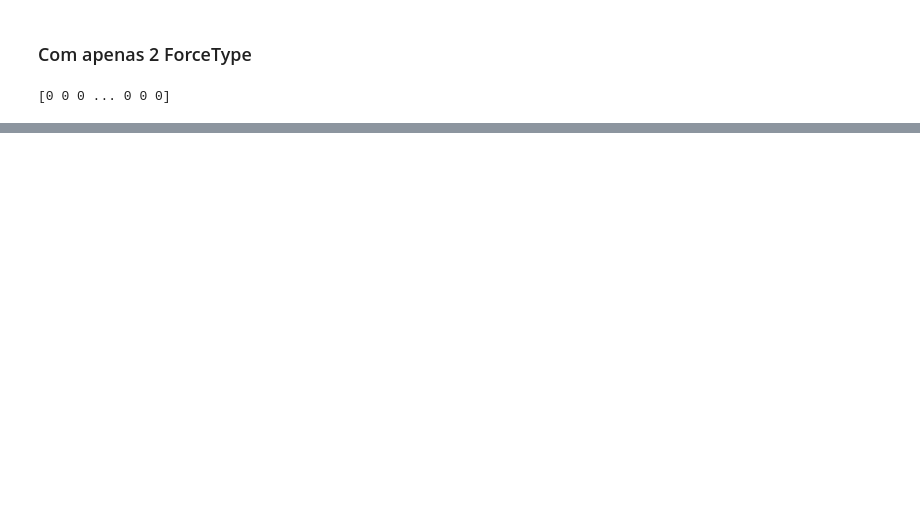
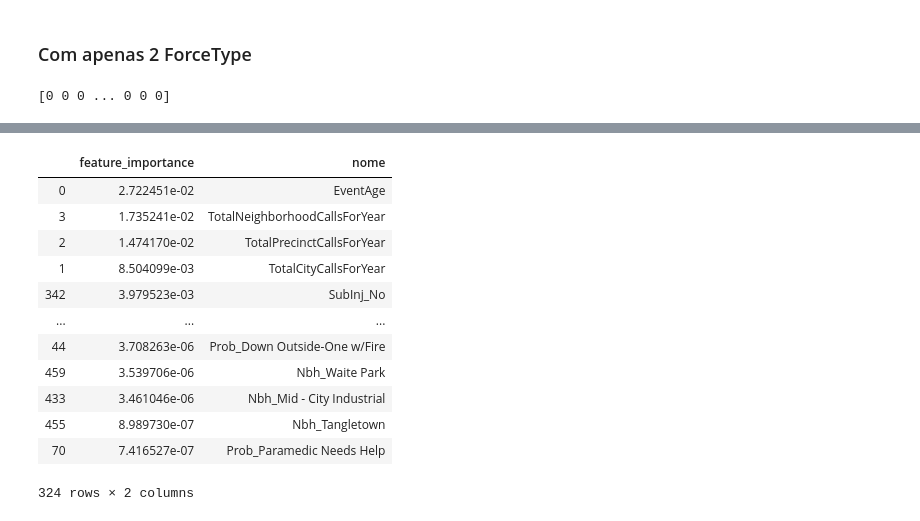
Before and after one commit to ivanabb2/CDados-Projeto-2, a Jupyter notebook: archive/use_of_force_read.ipynb, the cells around one changed output, grey strips where cells are left out. Cells and saved outputs as stored; diff of their text form; code cells hidden in the pictures; blank space fills up the shorter version.

```diff
--- a/archive/use_of_force_read.ipynb
+++ b/archive/use_of_force_read.ipynb
@@ -851 +908,20 @@ feat importance = [2.73169302e-02 7.73190241e-03 1.62441023e-02 1.72636881e-02
+# %%
+# Considerando apenas linhas em que a importância não era 0
+linha_considerar2 = df2['feature_importance'] != 0.000000
+novo_df2 = df2.loc[linha_considerar2,:]
+novo_df2.sort_values(by = 'feature_importance', ascending = False)
+# %% [output]
+|  | feature_importance | nome |
+| 0 | 2.722451e-02 | EventAge |
+| 3 | 1.735241e-02 | TotalNeighborhoodCallsForYear |
+| 2 | 1.474170e-02 | TotalPrecinctCallsForYear |
+| 1 | 8.504099e-03 | TotalCityCallsForYear |
+| 342 | 3.979523e-03 | SubInj_No |
+| ... | ... | ... |
+| 44 | 3.708263e-06 | Prob_Down Outside-One w/Fire |
+| 459 | 3.539706e-06 | Nbh_Waite Park |
+| 433 | 3.461046e-06 | Nbh_Mid - City Industrial |
+| 455 | 8.989730e-07 | Nbh_Tangletown |
+| 70 | 7.416527e-07 | Prob_Paramedic Needs Help |
+324 rows × 2 columns
 # %%
```
Also changed, not shown: parts of 7 cells of this notebook.
